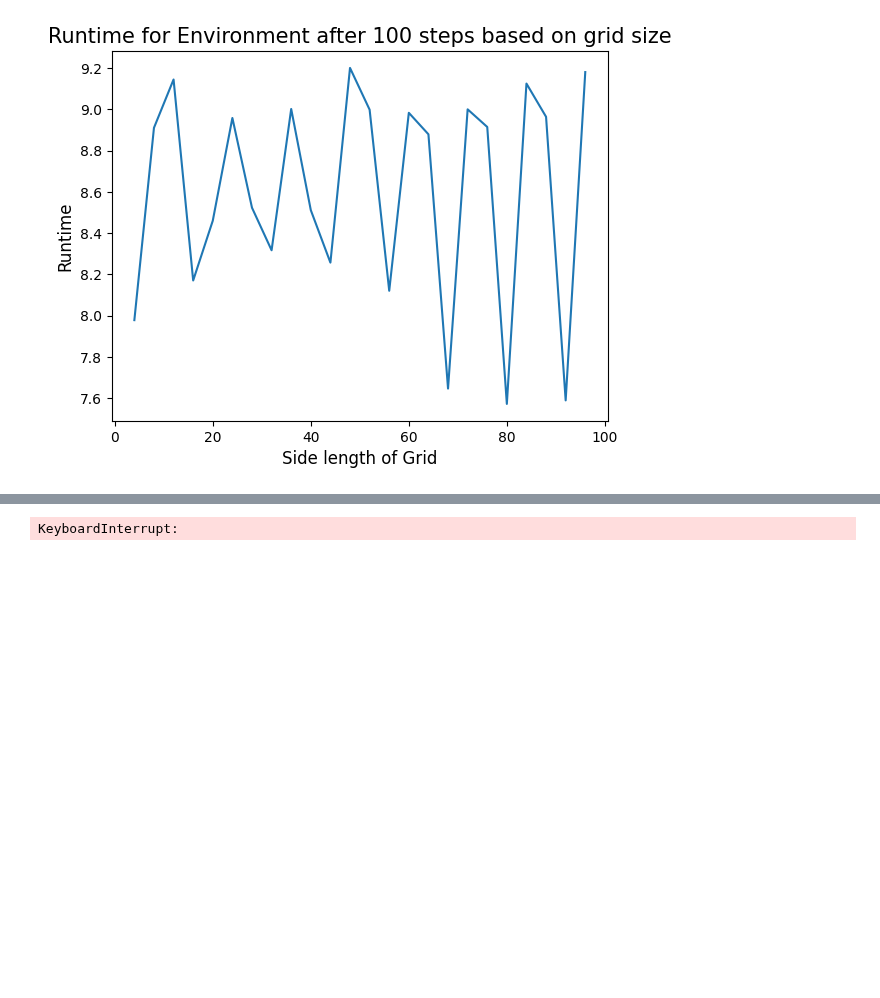
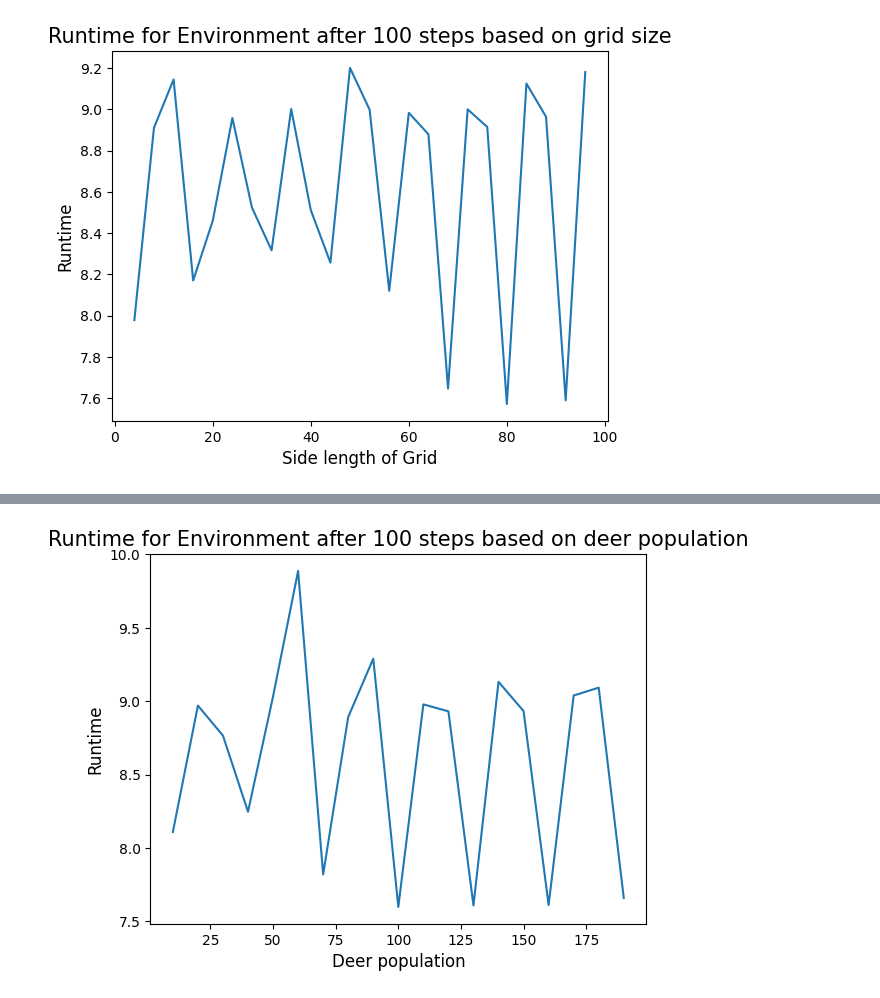
Before and after one commit to alirempel/cap-comp215, a Jupyter notebook: project2.ipynb, the cells around one changed output, grey strips where cells are left out. Saved outputs shown, nothing was run; the diff lists cells and outputs as text; code cells hidden in the pictures; blank space fills up the shorter version.

```diff
--- a/project2.ipynb
+++ b/project2.ipynb
@@ -447,27 +449,27 @@ When only the cell size changes the graph flucuates within a few seconds max, ev
 # %%
 def get_model_runtime_deer_pop(num_deer,steps):
-  """ Time how long the model runs takes with varying graph sizes"""
+  """ Time how long the model runs when the number of deer (num_deer) are increased """
   xpoints = []
   ypoints = []
-  n = 20
+  n = 100
 
   for deer in num_deer:
     xpoints.append(deer)
-    deers = Deer.make_deer(num_deer=deer, n=deer) # side length is the number of deer so that the environment is big enough to sustain increasing deer populations for long times
-    model = Environment(n=deer, deers=deers, p=0.3)
+    deers = Deer.make_deer(num_deer=deer, n=n)
+    model = Environment(n=n, deers=deers, p=1) # p is 1 so that no deer die
     ypoints.append(timeit(lambda: run_model_x_times(model,steps)))
 
   return xpoints,ypoints
 
 def plot_gmrdp(num_deer,steps):
-  """ Plot the runtimes for the reachable_nodes function for n trials"""
+  """ Plot the runtimes for the get_model_runtime_deer_pop function """
   xs,ys = get_model_runtime_deer_pop(num_deer,steps)
   plt.plot(xs, ys)
   plt.xlabel("Deer population", size=12)
   plt.ylabel("Runtime", size=12)
   plt.title(f"Runtime for Environment after {steps} steps based on deer population", size=15)
 
-deers = range(20,200,20)
+deers = range(10,200,10)
 plot_gmrdp(deers,steps)
 # %% [output]
-KeyboardInterrupt:
+[figure, added]
```
Also changed, not shown: parts of 5 cells of this notebook.
